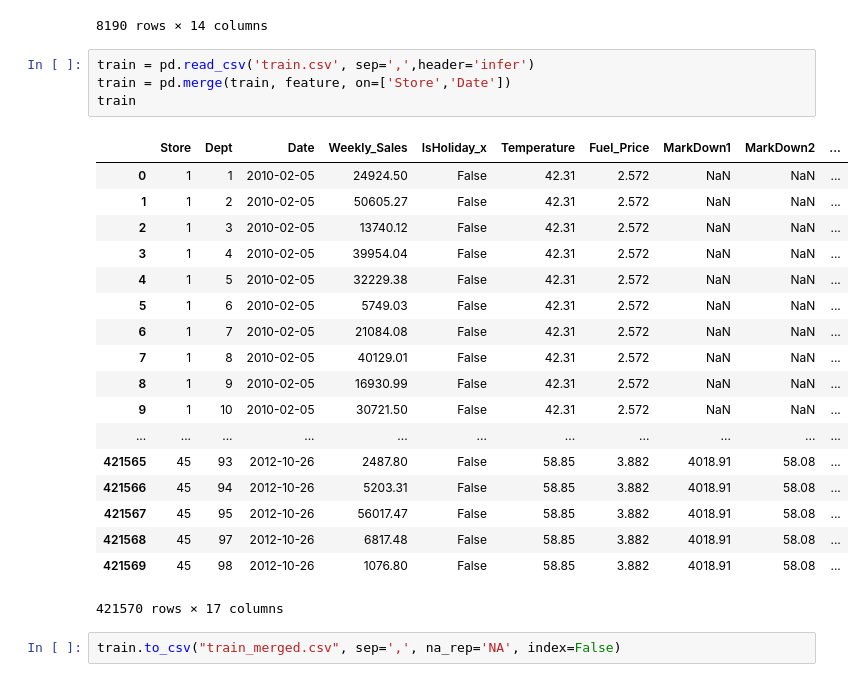
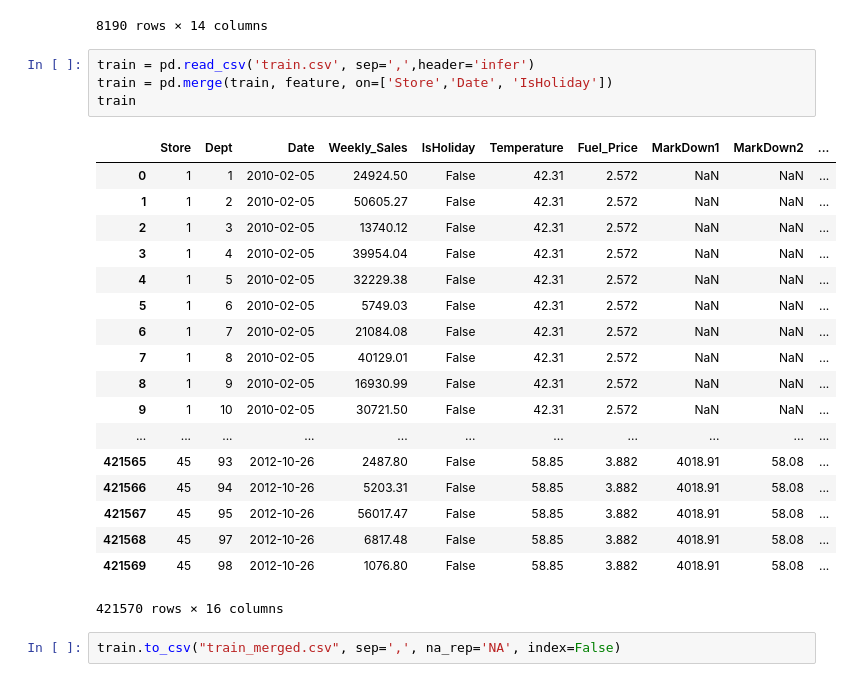
Before and after one commit to kanoonsantikul/wallmart-sell-predict, a Jupyter notebook: manage data.ipynb, the cells around one changed output. Cells and saved outputs as stored; diff of their text form.

```diff
--- a/manage data.ipynb
+++ b/manage data.ipynb
@@ -28,10 +28,10 @@ feature
 8190 rows × 14 columns
 # %%
 train = pd.read_csv('train.csv', sep=',',header='infer')
-train = pd.merge(train, feature, on=['Store','Date'])
+train = pd.merge(train, feature, on=['Store','Date', 'IsHoliday'])
 train
 # %% [output]
-|  | Store | Dept | Date | Weekly_Sales | IsHoliday_x | Temperature | Fuel_Price | MarkDown1 | MarkDown2 | ... |
+|  | Store | Dept | Date | Weekly_Sales | IsHoliday | Temperature | Fuel_Price | MarkDown1 | MarkDown2 | ... |
 | 0 | 1 | 1 | 2010-02-05 | 24924.50 | False | 42.31 | 2.572 | NaN | NaN | ... |
 | 1 | 1 | 2 | 2010-02-05 | 50605.27 | False | 42.31 | 2.572 | NaN | NaN | ... |
 | 2 | 1 | 3 | 2010-02-05 | 13740.12 | False | 42.31 | 2.572 | NaN | NaN | ... |
@@ -48,6 +48,6 @@ train
 | 421567 | 45 | 95 | 2012-10-26 | 56017.47 | False | 58.85 | 3.882 | 4018.91 | 58.08 | ... |
 | 421568 | 45 | 97 | 2012-10-26 | 6817.48 | False | 58.85 | 3.882 | 4018.91 | 58.08 | ... |
 | 421569 | 45 | 98 | 2012-10-26 | 1076.80 | False | 58.85 | 3.882 | 4018.91 | 58.08 | ... |
-421570 rows × 17 columns
+421570 rows × 16 columns
 # %%
 train.to_csv("train_merged.csv", sep=',', na_rep='NA', index=False)
```
Also changed, not shown: parts of 1 cell of this notebook, 3 other files.
